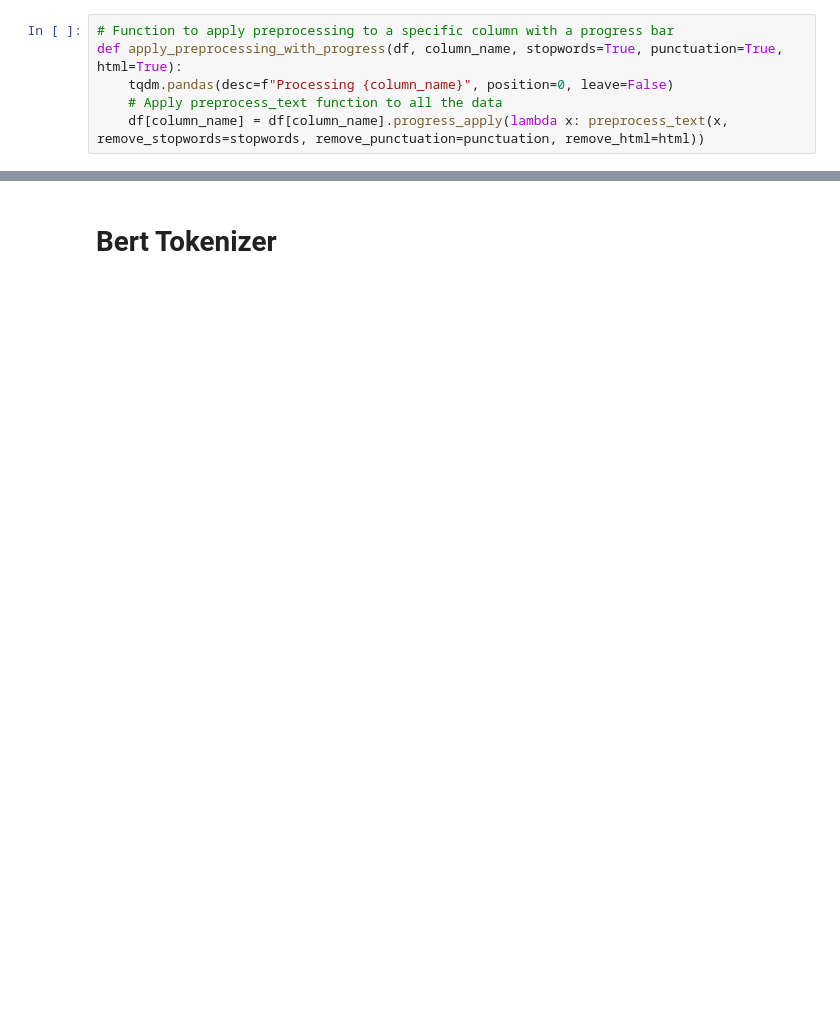
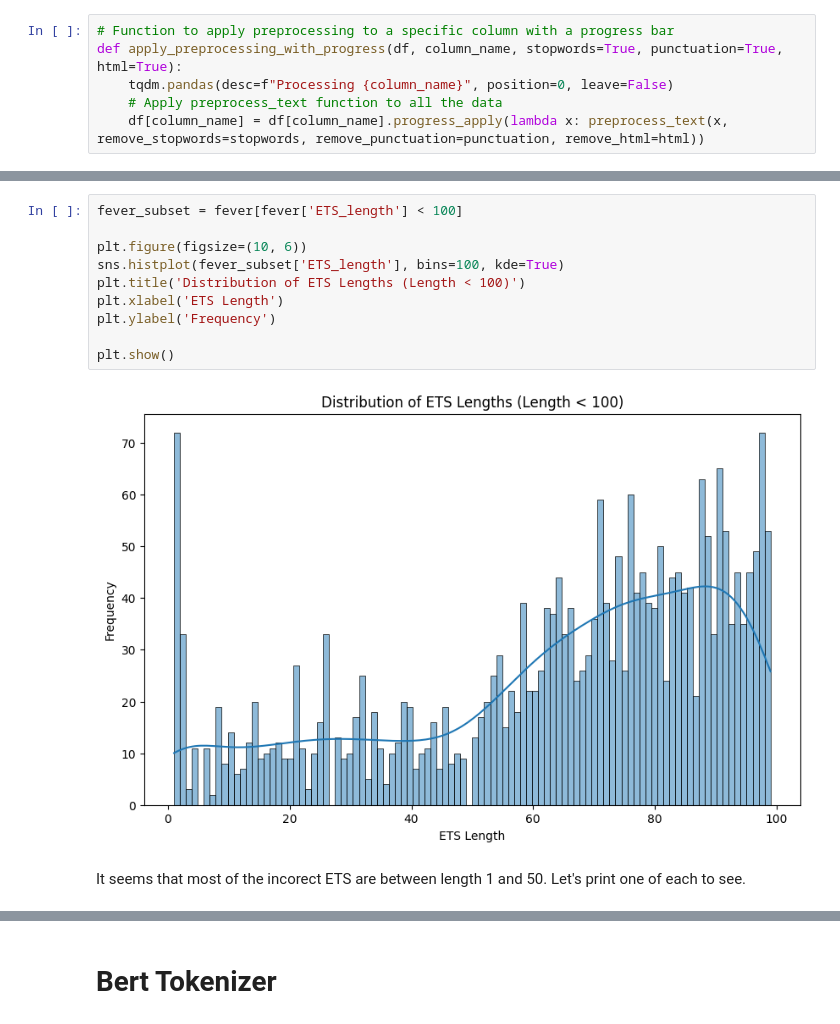
Before and after one commit to halimyoussef/FakeNewsClassifier-BERT, a Jupyter notebook: BERT_Classifier.ipynb, the cells around one changed output, grey strips where cells are left out. Drawn from its saved outputs; the diff is of its cells as text; blank space fills up the shorter version.

```diff
--- a/BERT_Classifier.ipynb
+++ b/BERT_Classifier.ipynb
@@ -527,0 +372,14 @@ We can see that despite coming from the Snopes fact-checking web-site that treat
+# %%
+fever_subset = fever[fever['ETS_length'] < 100]
+
+plt.figure(figsize=(10, 6))
+sns.histplot(fever_subset['ETS_length'], bins=100, kde=True)
+plt.title('Distribution of ETS Lengths (Length < 100)')
+plt.xlabel('ETS Length')
+plt.ylabel('Frequency')
+
+plt.show()
+# %% [output]
+[figure, added]
+# %% [markdown]
+It seems that most of the incorect ETS are between length 1 and 50. Let's print one of each to see.
```
Also changed, not shown: parts of 180 cells of this notebook.
